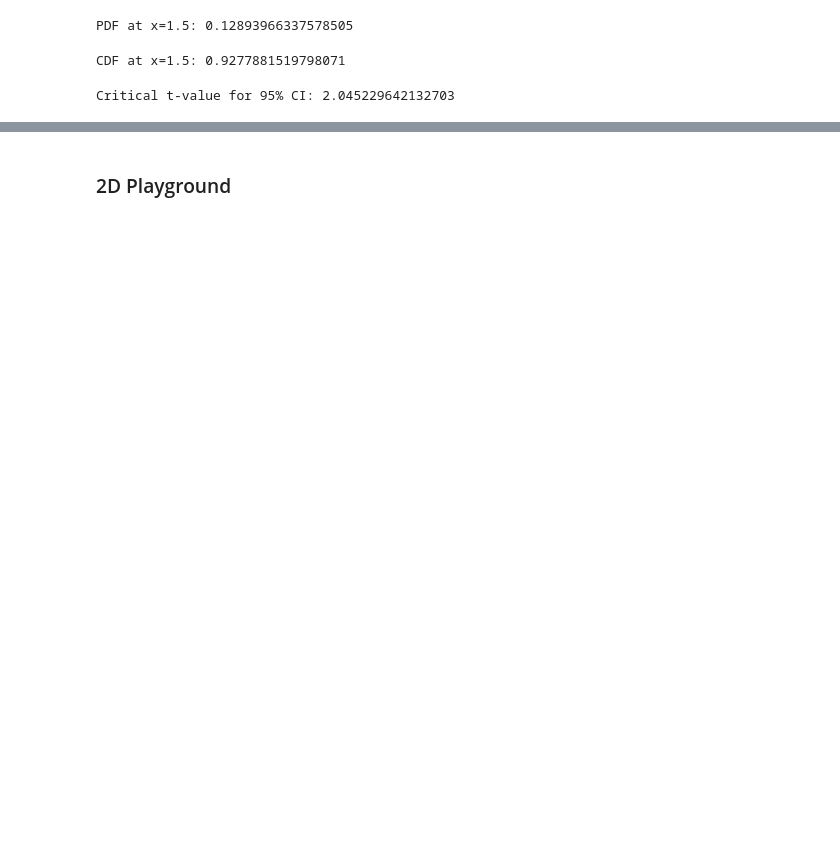
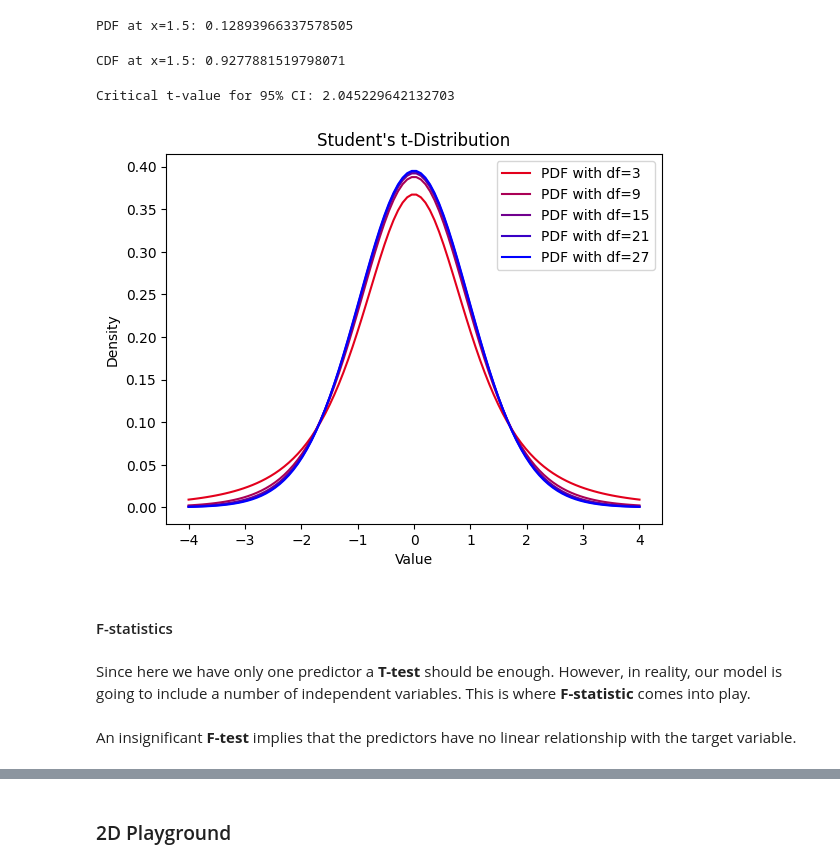
Before and after one commit to Bayan2019/kaz-gu, a Jupyter notebook: 01-ipynb/appStats.ipynb, the cells around one changed output, grey strips where cells are left out. Saved outputs shown, nothing was run; the diff lists cells and outputs as text; code cells hidden in the pictures; blank space fills up the shorter version.

Commit message:
F-statistics

```diff
--- a/01-ipynb/appStats.ipynb
+++ b/01-ipynb/appStats.ipynb
@@ -93,6 +103,6 @@ from scipy.stats import t
 # %%
 # Define degrees of freedom
-df = 29 # For a sample size of 30 (n-1)
+df = 3 # For a sample size of 30 (n-1)
 # %%
 # Calculate PDF at a specific value
 x_val = 1.5
@@ -115,3 +125,25 @@ critical_t_value = t.ppf(0.975, df)
 print(f"Critical t-value for 95% CI: {critical_t_value}")
 # %% [output]
 Critical t-value for 95% CI: 2.045229642132703
+# %%
+tvalues = np.linspace(-4, 4, 100)
+dfs = np.arange(start=3, stop=30, step=6)
+
+for df in dfs:
+    plt.plot(tvalues, t.pdf(tvalues, df),  color=(1 - df/np.max(dfs), 0, df/np.max(dfs)), label=f"PDF with df={df}")
+    # plt.plot(tvalues, t.pdf(tvalues, 7), color='green', label='PDF')
+plt.title("Student's t-Distribution")
+plt.xlabel('Value')
+plt.ylabel('Density')
+plt.legend()
+plt.show()
+# %% [output]
+[figure, added]
+# %% [markdown]
+#### F-statistics
+# %% [markdown]
+Since here we have only one predictor a **T-test** should be enough.
+However, in reality, our model is going to include a number of independent variables.
+This is where **F-statistic** comes into play.
+# %% [markdown]
+An insignificant **F-test** implies that the predictors have no linear relationship with the target variable.
```
Also changed, not shown: parts of 52 cells of this notebook.
